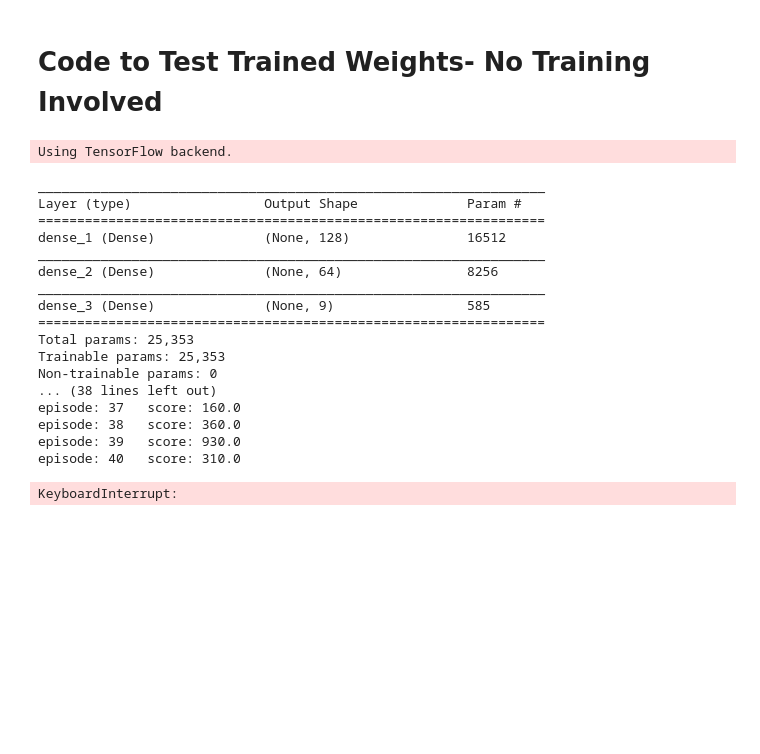
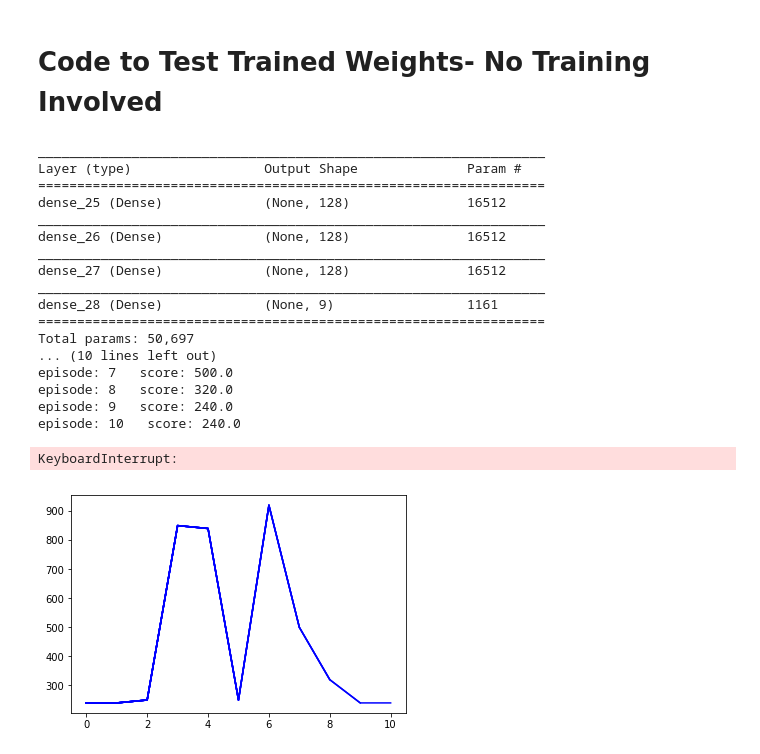
Before and after one commit to ml874/Pacman-Reinforcement-Learning, a Jupyter notebook: Pacman.ipynb, the cells around one changed output. Cells and saved outputs as stored; diff of their text form; code cells hidden in the pictures; blank space fills up the shorter version.

```diff
--- a/Pacman.ipynb
+++ b/Pacman.ipynb
@@ -92,15 +92,15 @@ class DQNAgent:
 
         # These are hyper parameters for the DQN
         self.discount_factor = 0.99
-        self.learning_rate = 0.05
+        self.learning_rate = 0.005
         self.epsilon = 1.0
         self.epsilon_decay = 0.99999
         self.epsilon_min = 0.0
-        self.batch_size = 256
+        self.batch_size = 64
         self.train_start = 1000
 
         # create replay memory using deque
-        self.memory = deque(maxlen=10000)
+        self.memory = deque(maxlen=1000000)
 
         # create main model
         self.model = self.build_model()
@@ -113,7 +113,8 @@ class DQNAgent:
     def build_model(self):
         model = Sequential()
         model.add(Dense(128, input_dim=self.state_size, activation='relu', kernel_initializer='he_uniform'))
-        model.add(Dense(64, activation='relu', kernel_initializer='he_uniform'))
+        model.add(Dense(128, input_dim=self.state_size, activation='relu', kernel_initializer='he_uniform'))
+        model.add(Dense(128, input_dim=self.state_size, activation='relu', kernel_initializer='he_uniform'))
         model.add(Dense(self.action_size, activation='linear', kernel_initializer='he_uniform'))
         model.summary()
         model.compile(loss='mse', optimizer=Adam(lr=self.learning_rate))
@@ -164,6 +165,7 @@ class DQNAgent:
                 target[i][action[i]] = reward[i]
             else:
                 target[i][action[i]] = reward[i] + self.discount_factor * (np.amax(target_val[i]))
+#                 print(np.amax(target_val[i]))
 #         print(update_input, update_target)
 
         # and do the model fit!
@@ -188,7 +190,8 @@ if __name__ == "__main__":
         done = False
         score = 0
         state = env.reset()
-        state = np.reshape(state, [1, state_size])
+        state = np.reshape(state, [1, state_size])/256.0
+#         print(state)
         lives = 3
         while not done:
             dead = False
@@ -199,8 +202,15 @@ if __name__ == "__main__":
                 # get action for the current state and go one step in environment
                 action = agent.get_action(state)
                 next_state, reward, done, info = env.step(action)
-                reward = reward-1 if not dead else -1000  # if action make Pacman dead, then gives penalty of -100
-                next_state = np.reshape(next_state, [1, state_size])
+                score += reward
+
+                dead = info['ale.lives'] != lives
+                lives = info['ale.lives']
+#                 if (dead):
+#                     print(dead, done)
+                reward = reward - 2 if not dead else -10000  # if action make Pacman dead, then gives penalty of -100
+#                 print(reward)
+                next_state = np.reshape(next_state, [1, state_size])/256.0
 
 
 
@@ -212,9 +222,8 @@ if __name__ == "__main__":
                 agent.train_model()
 
                 state = next_state
-                score += reward
-                dead = info['ale.lives'] < lives
-                lives = info['ale.lives']
+
+
 
 
 
@@ -225,9 +234,9 @@ if __name__ == "__main__":
                 pylab.savefig("./pacman.png")
                 print("episode:", e, "  score:", score, "  memory length:",
                       len(agent.memory), "  epsilon:", agent.epsilon)
-    #         # save the model
-        if e % 2 == 0:
-            agent.model.save_weights("./Saved Weights/pacman_correctedv12.h5")
+#     #   # save the model
+        if e % 10 == 0:
+            agent.model.save_weights("./Saved Weights/pacman_correctedv22.h5")
 
 #     print("Total Training Steps: {}".format(total_training_steps))
 # %% [output]
@@ -276,15 +283,16 @@ class TEST_DQNAgent:
         self.model = self.build_model()
 
         if self.load_model:
-            self.model.load_weights("./Saved Weights/pacman_correctedv12.h5")
+            self.model.load_weights("./Saved Weights/pacman_correctedv15.h5")
 
     # approximate Q function using Neural Network
     # state is input and Q Value of each action is output of network
     def build_model(self):
         model = Sequential()
         model.add(Dense(128, input_dim=self.state_size, activation='relu', kernel_initializer='he_uniform'))
-        model.add(Dense(64, activation='relu', kernel_initializer='he_uniform'))
-        model.add(Dense(self.action_size, activation='linear', kernel_initializer='he_uniform'))
+        model.add(Dense(128, input_dim=self.state_size, activation='relu', kernel_initializer='he_uniform'))
+        model.add(Dense(128, input_dim=self.state_size, activation='relu', kernel_initializer='he_uniform'))
+        model.add(Dense(self.action_size, activation=None, kernel_initializer='he_uniform'))
         model.summary()
         model.compile(loss='mse', optimizer=Adam())
         return model
@@ -341,49 +349,49 @@ if __name__ == "__main__":
 
                 # get action for the current state and go one step in environment
                 action = agent.get_action(state)
                 next_state, reward, done, info = env.step(action)
                 next_state = np.reshape(next_state, [1, state_size])
 
                 state = next_state
                 score += reward
                 dead = info['ale.lives']<lives
                 lives = info['ale.lives']
                 # if an action make the Pacman dead, then gives penalty of -100
                 reward = reward if not dead else -500
 
             if done:
                 scores.append(score)
                 episodes.append(e)
                 pylab.plot(episodes, scores, 'b')
                 pylab.savefig("./pacman.png")
                 print("episode:", e, "  score:", score)
 
         ALL_SCORES[e] = score
 
     env.close()
     plt.plot(ALL_SCORES)
     plt.title("Random Agent: {} Episodes".format(EPISODES))
     plt.show()
 
     print("-------------------------")
     print('Average Score for {} Episodes: {}'.format(EPISODES, np.mean(ALL_SCORES)))
 # %% [output]
-Using TensorFlow backend.
+_________________________________________________________________
+Layer (type)                 Output Shape              Param #
+=================================================================
+dense_25 (Dense)             (None, 128)               16512
+_________________________________________________________________
+dense_26 (Dense)             (None, 128)               16512
+_________________________________________________________________
+dense_27 (Dense)             (None, 128)               16512
+_________________________________________________________________
+dense_28 (Dense)             (None, 9)                 1161
+=================================================================
+Total params: 50,697
+... (10 lines left out)
+episode: 7   score: 500.0
+episode: 8   score: 320.0
+episode: 9   score: 240.0
+episode: 10   score: 240.0
-_________________________________________________________________
-Layer (type)                 Output Shape              Param #
-=================================================================
-dense_1 (Dense)              (None, 128)               16512
-_________________________________________________________________
-dense_2 (Dense)              (None, 64)                8256
-_________________________________________________________________
-dense_3 (Dense)              (None, 9)                 585
-=================================================================
-Total params: 25,353
-Trainable params: 25,353
-Non-trainable params: 0
-... (38 lines left out)
-episode: 37   score: 160.0
-episode: 38   score: 360.0
-episode: 39   score: 930.0
-episode: 40   score: 310.0
+KeyboardInterrupt:
-KeyboardInterrupt:
+[figure, added]
```
Also changed, not shown: parts of 1 cell of this notebook, 6 other files.
